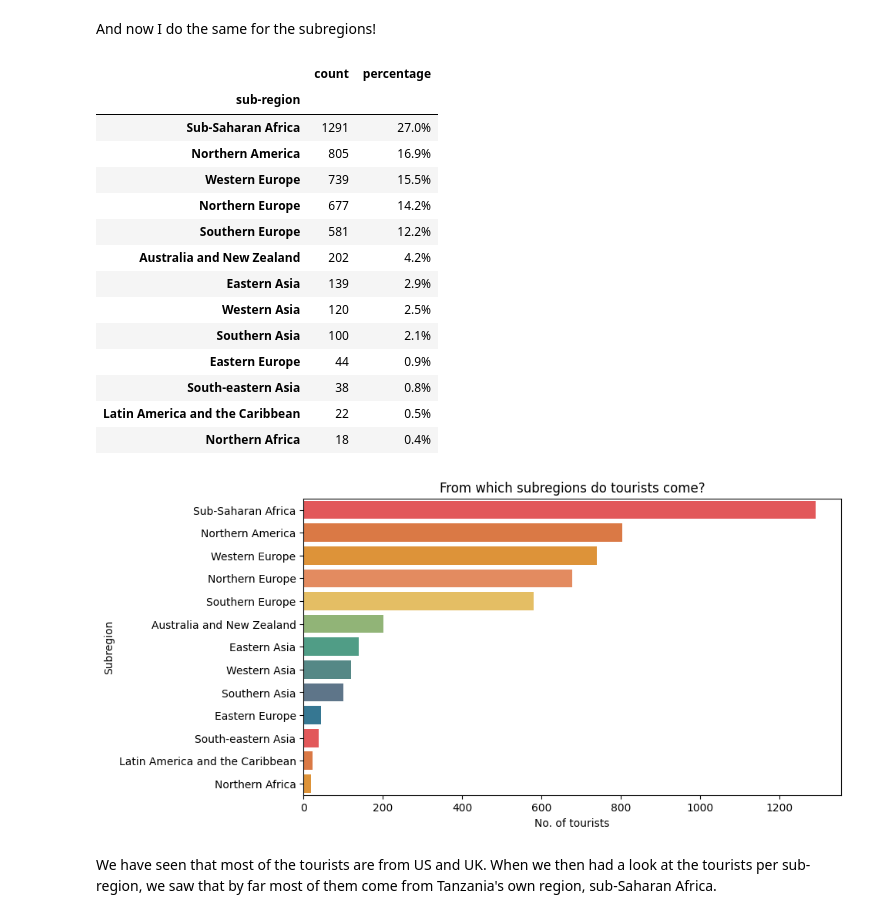
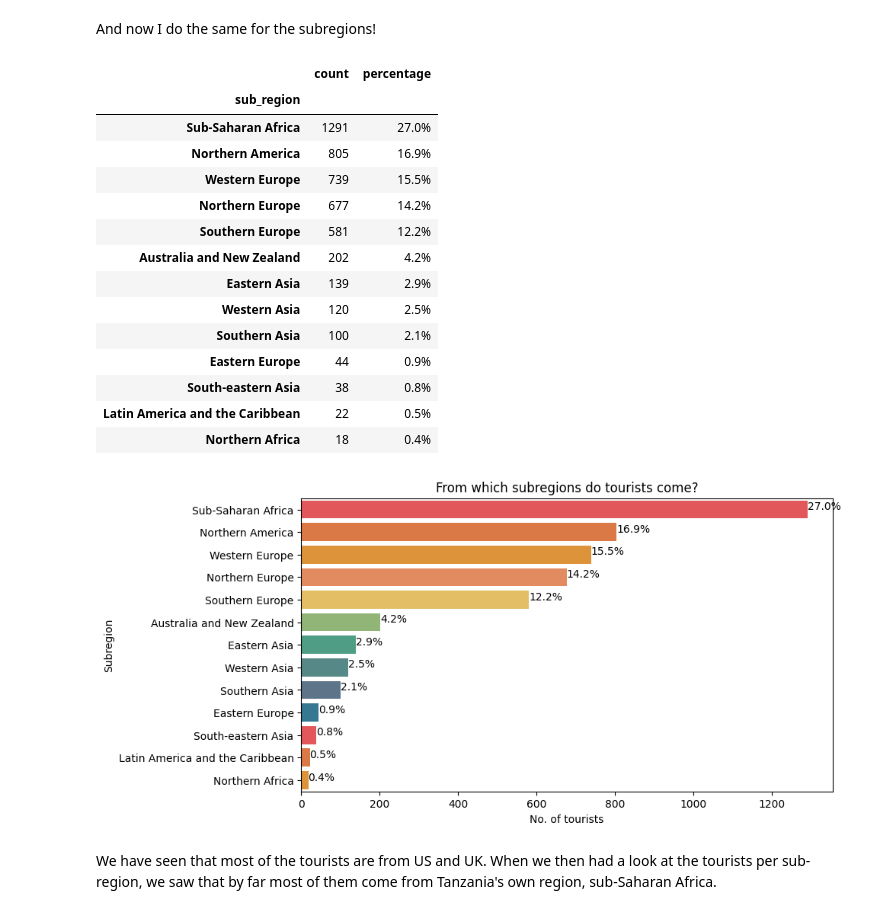
Before and after one commit to scheinmensch/Tanzania_Tourism_Prediction, a Jupyter notebook: EDA.ipynb, the cells around one changed output. Saved outputs shown, nothing was run; the diff lists cells and outputs as text; code cells hidden in the pictures.

```diff
--- a/EDA.ipynb
+++ b/EDA.ipynb
@@ -471,6 +471,14 @@ countries
 102 rows × 2 columns
 # %% [markdown]
 Most visitors come from US and UK. Let's print the top 10 countries with most tourists.
+# %%
+def plot_percentage_hor(ax, feature):
+    total = len(feature)
+    for p in ax.patches:
+        percentage = '{:.1f}%'.format(100 * p.get_width()/total)
+        x = p.get_x() + p.get_width() + 0.02
+        y = p.get_y() + p.get_height()/2
+        ax.annotate(percentage, (x, y))
 # %%
 # plot the top 10 countries
 
@@ -487,15 +496,15 @@ And now I do the same for the subregions!
 # %%
 # get percentages and counts per subregion
 
-percentage_s = TZA['sub-region'].value_counts(normalize=True).mul(100).round(1).astype(str) + '%'
-counts_s = TZA['sub-region'].value_counts()
+percentage_s = TZA['sub_region'].value_counts(normalize=True).mul(100).round(1).astype(str) + '%'
+counts_s = TZA['sub_region'].value_counts()
 
 # concatenate percentages and counts in a new dataframe and show it
 sub_regions = pd.concat([counts_s,percentage_s], axis=1, keys=['count', 'percentage'])
 sub_regions
 # %% [output]
 |  | count | percentage |
-| sub-region |  |  |
+| sub_region |  |  |
 | Sub-Saharan Africa | 1291 | 27.0% |
 | Northern America | 805 | 16.9% |
 | Western Europe | 739 | 15.5% |
@@ -512,14 +521,15 @@ sub_regions
 # %%
 # plot the subregions
 
-subregion_order = TZA['sub-region'].value_counts().head(13).index
+subregion_order = TZA['sub_region'].value_counts().head(13).index
 plt.figure(figsize=(9, 5))
-sns.countplot(data=TZA, y='sub-region', order=subregion_order, palette = cpal)
+ax = sns.countplot(data=TZA, y='sub_region', order=subregion_order, palette = cpal)
+plot_percentage_hor(ax, TZA.sub_region)
 plt.title('From which subregions do tourists come?')
 plt.xlabel('No. of tourists')
 plt.ylabel('Subregion');
 # %% [output]
-[figure, old version]
+[figure, new version]
 # %% [markdown]
 We have seen that most of the tourists are from US and UK. When we then had a look at the tourists per sub-region, we saw that by far most of them come from Tanzania's own region, sub-Saharan Africa.
 # %% [markdown]
```
Also changed, not shown: parts of 10 cells of this notebook.
